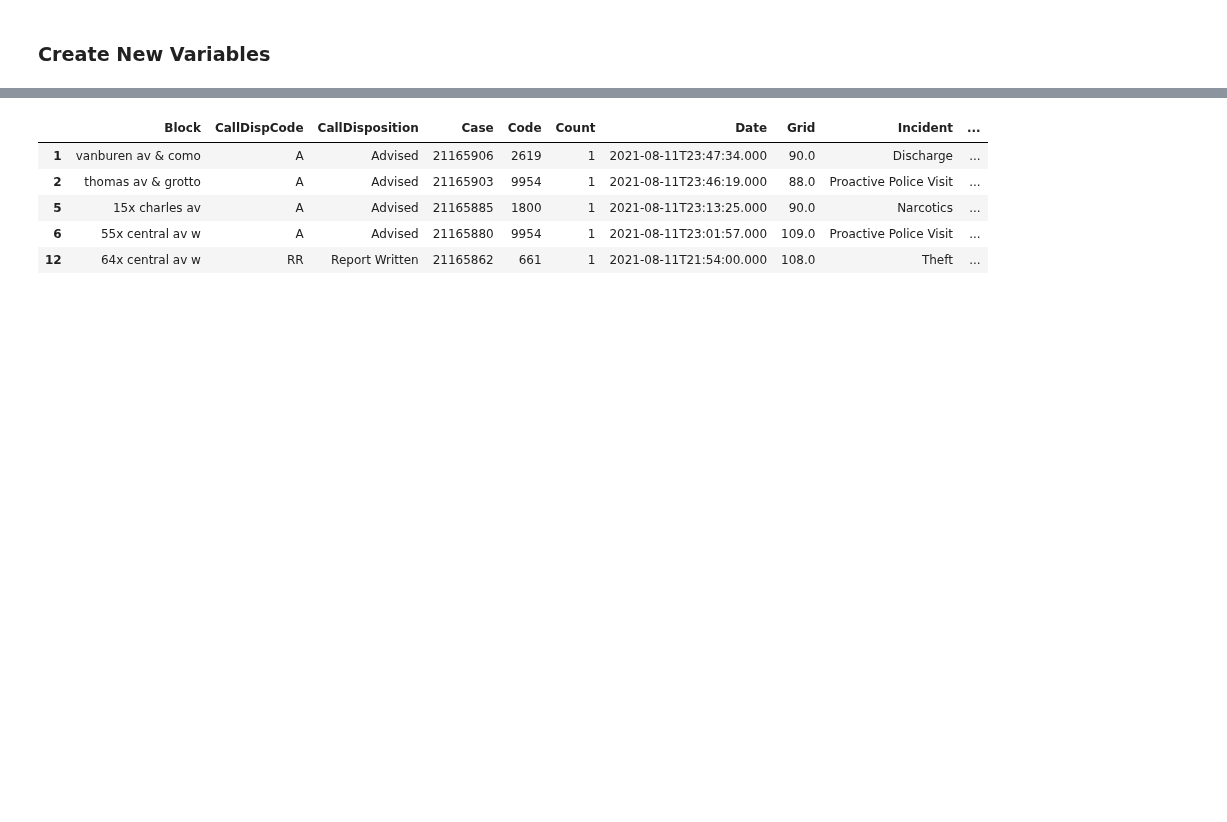
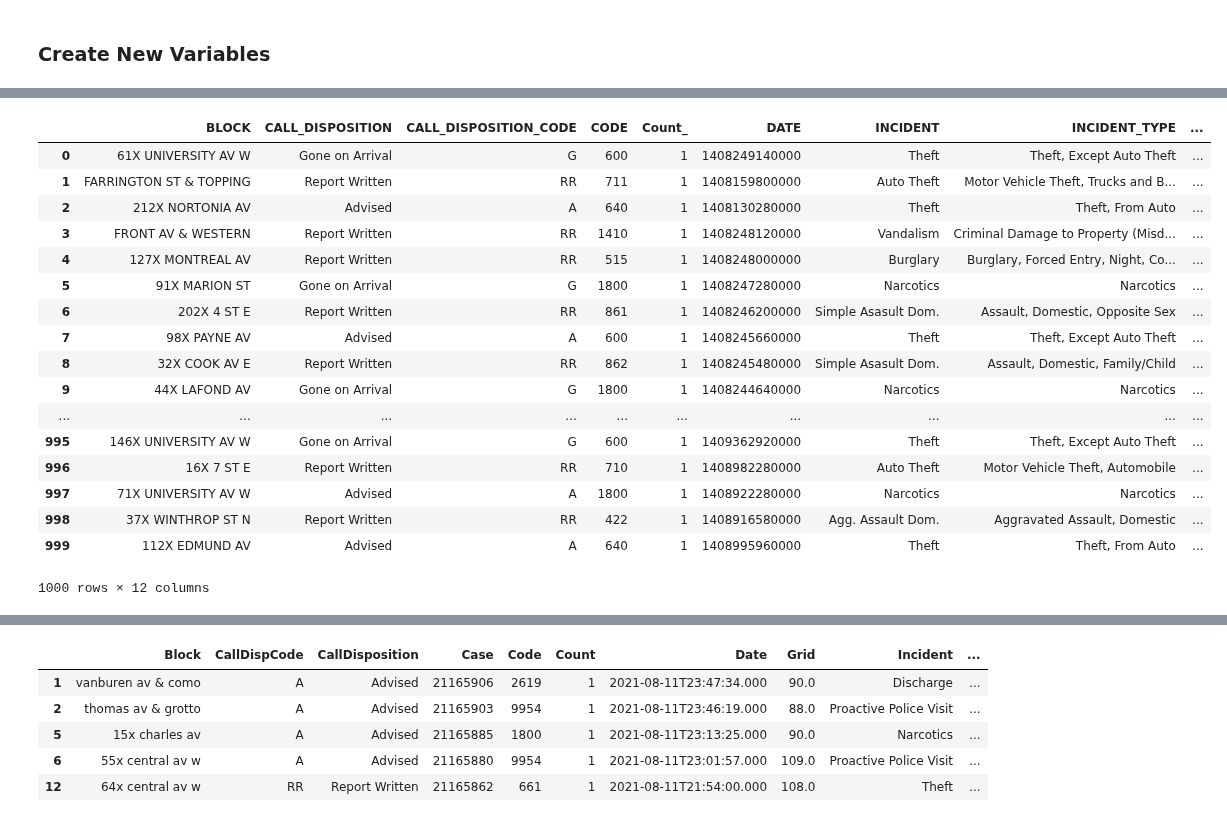
Before and after one commit to sustainabu/OpenData_Saint_Paul, a Jupyter notebook: _Frogtown Crime_Map/Crime_LoadData.ipynb, the cells around one changed output, grey strips where cells are left out. Saved outputs shown, nothing was run; the diff lists cells and outputs as text; code cells hidden in the pictures; blank space fills up the shorter version.

```diff
--- a/_Frogtown Crime_Map/Crime_LoadData.ipynb
+++ b/_Frogtown Crime_Map/Crime_LoadData.ipynb
@@ -69,0 +87,42 @@ WARNING:root:Requests made without an app_token will be subject to strict thrott
+# %%
+import json
+from urllib.request import urlopen
+
+
+json_file = "https://services1.arcgis.com/9meaaHE3uiba0zr8/arcgis/rest/services/Crime_Incident_Report_-_Dataset/FeatureServer/0/query?where=1%3D1&outFields=DATE,TIME,CODE,INCIDENT_TYPE,INCIDENT,POLICE_GRID_NUMBER,NEIGHBORHOOD_NUMBER,NEIGHBORHOOD_NAME,BLOCK,CALL_DISPOSITION_CODE,CALL_DISPOSITION,Count_&outSR=4326&f=json"
+data = urlopen(json_file).read()
+raw_json = json.loads(data)
+formatted_json = [feature['attributes'] for feature in raw_json['features']]
+
+df = pd.DataFrame(formatted_json)
+
+#cols= ['Block','CallDisposition','CallDispCode','Case','Code', 'Count','Date','Incident','IncType','Neighborhood','NNum','ID','Grid','Time']
+#df.columns= cols
+#df=df.dropna()
+#df = df.astype({"Case": int, "Code": int, "Grid":float, "NNum":int,"Count":int})
+
+#kc= df.query("Grid in (84,85)")
+
+#kc
+
+
+df
+# %% [output]
+|  | BLOCK | CALL_DISPOSITION | CALL_DISPOSITION_CODE | CODE | Count_ | DATE | INCIDENT | INCIDENT_TYPE | ... |
+| 0 | 61X UNIVERSITY AV W | Gone on Arrival | G | 600 | 1 | 1408249140000 | Theft | Theft, Except Auto Theft | ... |
+| 1 | FARRINGTON ST & TOPPING | Report Written | RR | 711 | 1 | 1408159800000 | Auto Theft | Motor Vehicle Theft, Trucks and B... | ... |
+| 2 | 212X NORTONIA AV | Advised | A | 640 | 1 | 1408130280000 | Theft | Theft, From Auto | ... |
+| 3 | FRONT AV & WESTERN | Report Written | RR | 1410 | 1 | 1408248120000 | Vandalism | Criminal Damage to Property (Misd... | ... |
+| 4 | 127X MONTREAL AV | Report Written | RR | 515 | 1 | 1408248000000 | Burglary | Burglary, Forced Entry, Night, Co... | ... |
+| 5 | 91X MARION ST | Gone on Arrival | G | 1800 | 1 | 1408247280000 | Narcotics | Narcotics | ... |
+| 6 | 202X 4 ST E | Report Written | RR | 861 | 1 | 1408246200000 | Simple Asasult Dom. | Assault, Domestic, Opposite Sex | ... |
+| 7 | 98X PAYNE AV | Advised | A | 600 | 1 | 1408245660000 | Theft | Theft, Except Auto Theft | ... |
+| 8 | 32X COOK AV E | Report Written | RR | 862 | 1 | 1408245480000 | Simple Asasult Dom. | Assault, Domestic, Family/Child | ... |
+| 9 | 44X LAFOND AV | Gone on Arrival | G | 1800 | 1 | 1408244640000 | Narcotics | Narcotics | ... |
+| ... | ... | ... | ... | ... | ... | ... | ... | ... | ... |
+| 995 | 146X UNIVERSITY AV W | Gone on Arrival | G | 600 | 1 | 1409362920000 | Theft | Theft, Except Auto Theft | ... |
+| 996 | 16X 7 ST E | Report Written | RR | 710 | 1 | 1408982280000 | Auto Theft | Motor Vehicle Theft, Automobile | ... |
+| 997 | 71X UNIVERSITY AV W | Advised | A | 1800 | 1 | 1408922280000 | Narcotics | Narcotics | ... |
+| 998 | 37X WINTHROP ST N | Report Written | RR | 422 | 1 | 1408916580000 | Agg. Assault Dom. | Aggravated Assault, Domestic | ... |
+| 999 | 112X EDMUND AV | Advised | A | 640 | 1 | 1408995960000 | Theft | Theft, From Auto | ... |
+1000 rows × 12 columns
```
Also changed, not shown: parts of 3 cells of this notebook, 10 other files.
